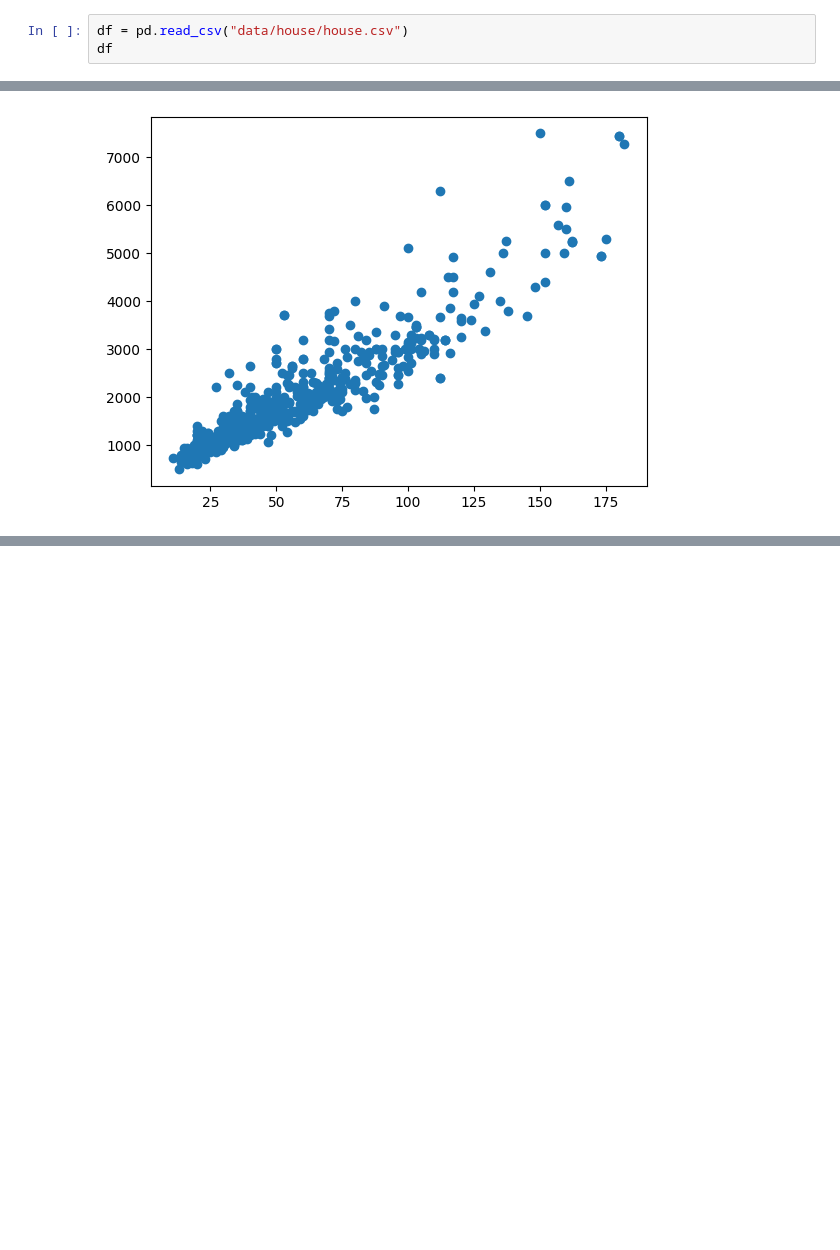
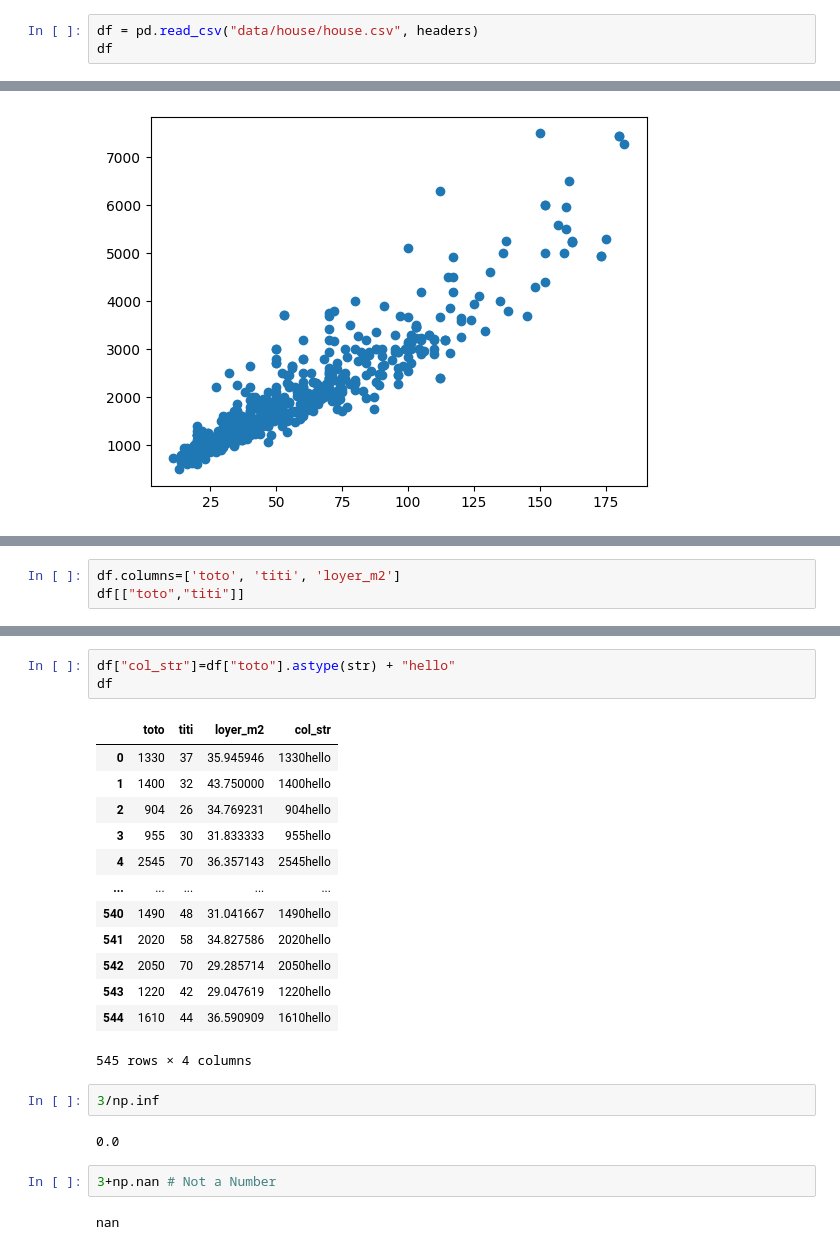
Before and after one commit to cyrilvincent/math, a Jupyter notebook: demo_pandas.ipynb, the cells around one changed output, grey strips where cells are left out. Cells and saved outputs as stored; diff of their text form; blank space fills up the shorter version.

```diff
--- a/demo_pandas.ipynb
+++ b/demo_pandas.ipynb
@@ -3,7 +3,7 @@ import numpy as np
 import matplotlib.pyplot as plt
 import pandas as pd
 # %%
-df = pd.read_csv("data/house/house.csv")
+df = pd.read_csv("data/house/house.csv", headers)
 df
 # %% [output]
 |  | loyer | surface |
@@ -91,0 +112,3 @@ plt.scatter(df_filtre["surface"], df_filtre["loyer"])
+# %%
+df.columns=['toto', 'titi', 'loyer_m2']
+df[["toto","titi"]]
@@ -91,0 +129,25 @@ plt.scatter(df_filtre["surface"], df_filtre["loyer"])
+# %%
+df["col_str"]=df["toto"].astype(str) + "hello"
+df
+# %% [output]
+|  | toto | titi | loyer_m2 | col_str |
+| 0 | 1330 | 37 | 35.945946 | 1330hello |
+| 1 | 1400 | 32 | 43.750000 | 1400hello |
+| 2 | 904 | 26 | 34.769231 | 904hello |
+| 3 | 955 | 30 | 31.833333 | 955hello |
+| 4 | 2545 | 70 | 36.357143 | 2545hello |
+| ... | ... | ... | ... | ... |
+| 540 | 1490 | 48 | 31.041667 | 1490hello |
+| 541 | 2020 | 58 | 34.827586 | 2020hello |
+| 542 | 2050 | 70 | 29.285714 | 2050hello |
+| 543 | 1220 | 42 | 29.047619 | 1220hello |
+| 544 | 1610 | 44 | 36.590909 | 1610hello |
+545 rows × 4 columns
+# %%
+3/np.inf
+# %% [output]
+0.0
+# %%
+3+np.nan # Not a Number
+# %% [output]
+nan
```
Also changed, not shown: parts of 8 cells of this notebook, 1 other file.
